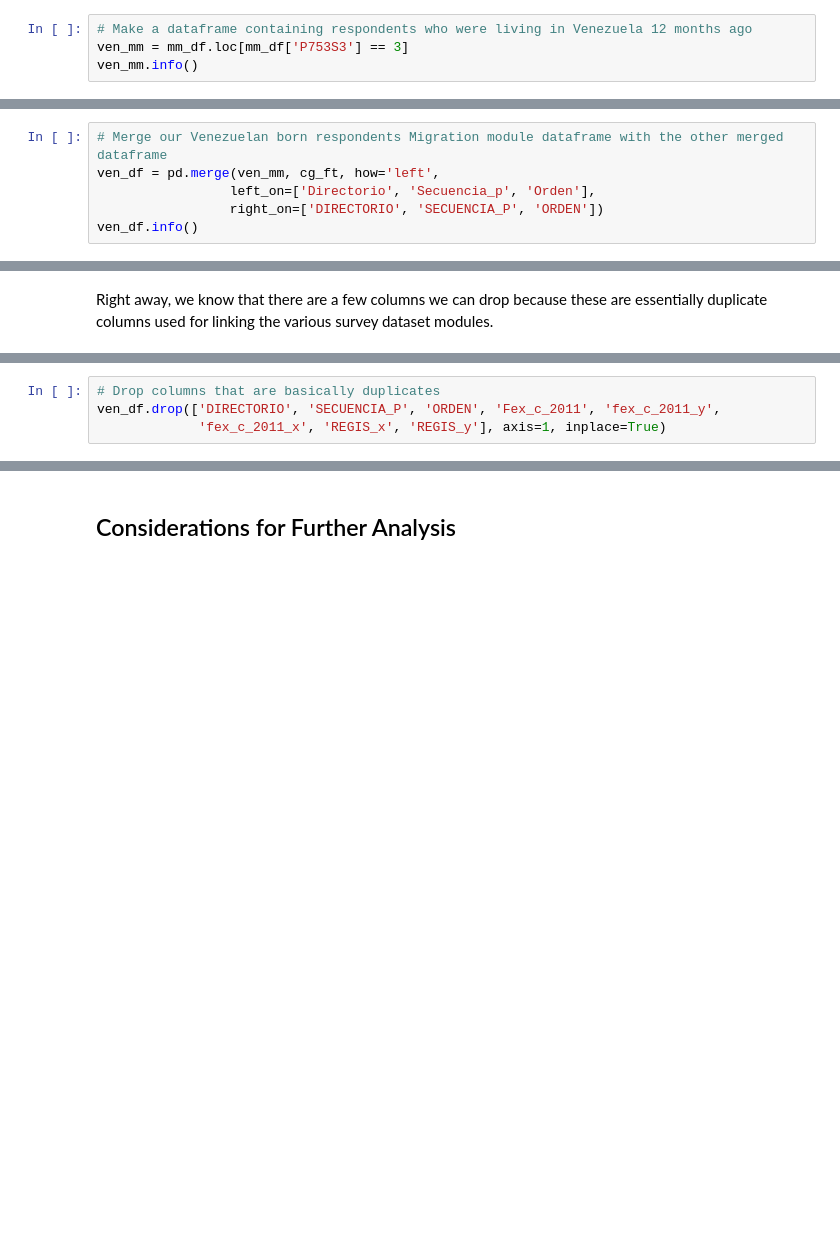
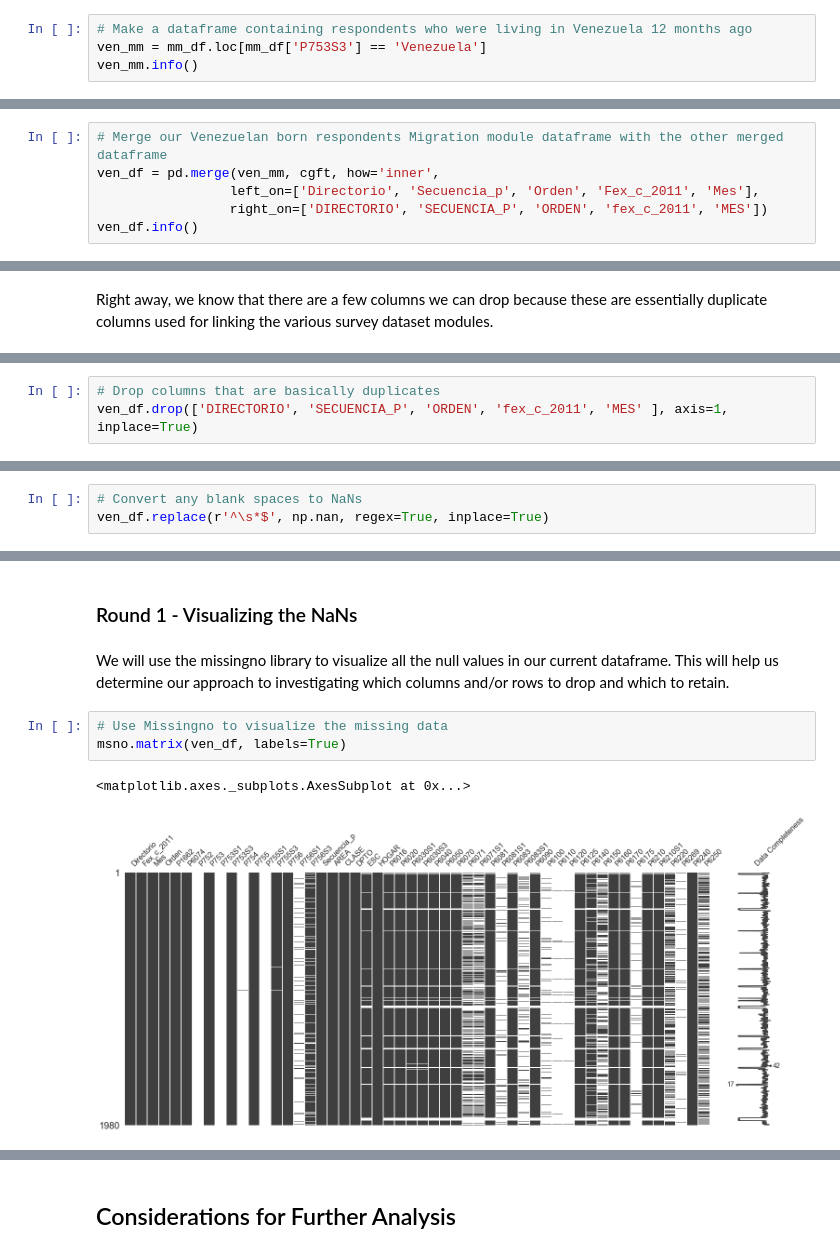
Before and after one commit to squiroga8/dsc-mod-5-project-online-ds-sp-000, a Jupyter notebook: student.ipynb, the cells around one changed output, grey strips where cells are left out. Cells and saved outputs as stored; diff of their text form; blank space fills up the shorter version.

```diff
--- a/student.ipynb
+++ b/student.ipynb
@@ -269,7 +553,7 @@ mm_meta.variable_value_labels['P753S3']
 Since we are only interested in respondents who were living in Venezuela 12 months before this survey, we will slice the `mm_df` to select these respondents. We will then perform a left merge on this dataframe with the other dataset.
 # %%
 # Make a dataframe containing respondents who were living in Venezuela 12 months ago
-ven_mm = mm_df.loc[mm_df['P753S3'] == 3]
+ven_mm = mm_df.loc[mm_df['P753S3'] == 'Venezuela']
 ven_mm.info()
 # %% [output]
 <class 'pandas.core.frame.DataFrame'>
@@ -292,8 +576,8 @@ memory usage: 138.0+ KB
 # %%
 # Merge our Venezuelan born respondents Migration module dataframe with the other merged dataframe
-ven_df = pd.merge(ven_mm, cg_ft, how='left',
-                 left_on=['Directorio', 'Secuencia_p', 'Orden'],
-                 right_on=['DIRECTORIO', 'SECUENCIA_P', 'ORDEN'])
+ven_df = pd.merge(ven_mm, cgft, how='inner',
+                 left_on=['Directorio', 'Secuencia_p', 'Orden', 'Fex_c_2011', 'Mes'],
+                 right_on=['DIRECTORIO', 'SECUENCIA_P', 'ORDEN', 'fex_c_2011', 'MES'])
 ven_df.info()
 # %% [output]
 <class 'pandas.core.frame.DataFrame'>
@@ -318,4 +624,3 @@ Right away, we know that there are a few columns we can drop because these are e
 # %%
 # Drop columns that are basically duplicates
-ven_df.drop(['DIRECTORIO', 'SECUENCIA_P', 'ORDEN', 'Fex_c_2011', 'fex_c_2011_y',
-             'fex_c_2011_x', 'REGIS_x', 'REGIS_y'], axis=1, inplace=True)
+ven_df.drop(['DIRECTORIO', 'SECUENCIA_P', 'ORDEN', 'fex_c_2011', 'MES' ], axis=1, inplace=True)
@@ -321,0 +637,3 @@ ven_df.drop(['DIRECTORIO', 'SECUENCIA_P', 'ORDEN', 'Fex_c_2011', 'fex_c_2011_y',
+# %%
+# Convert any blank spaces to NaNs
+ven_df.replace(r'^\s*$', np.nan, regex=True, inplace=True)
@@ -321,0 +707,10 @@ ven_df.drop(['DIRECTORIO', 'SECUENCIA_P', 'ORDEN', 'Fex_c_2011', 'fex_c_2011_y',
+# %% [markdown]
+### Round 1 - Visualizing the NaNs
+# %% [markdown]
+We will use the missingno library to visualize all the null values in our current dataframe. This will help us determine our approach to investigating which columns and/or rows to drop and which to retain.
+# %%
+# Use Missingno to visualize the missing data
+msno.matrix(ven_df, labels=True)
+# %% [output]
+<matplotlib.axes._subplots.AxesSubplot at 0x...>
+[figure, added]
```
Also changed, not shown: parts of 326 cells of this notebook, 50 other files.
